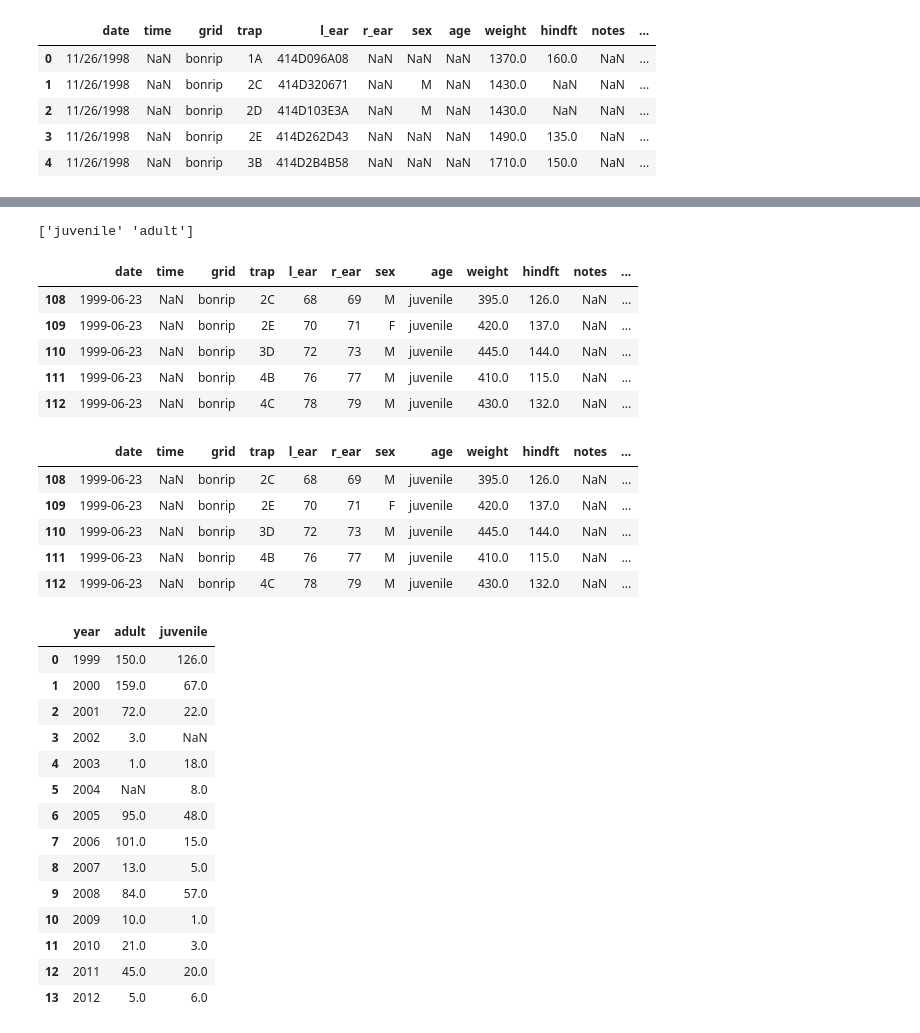
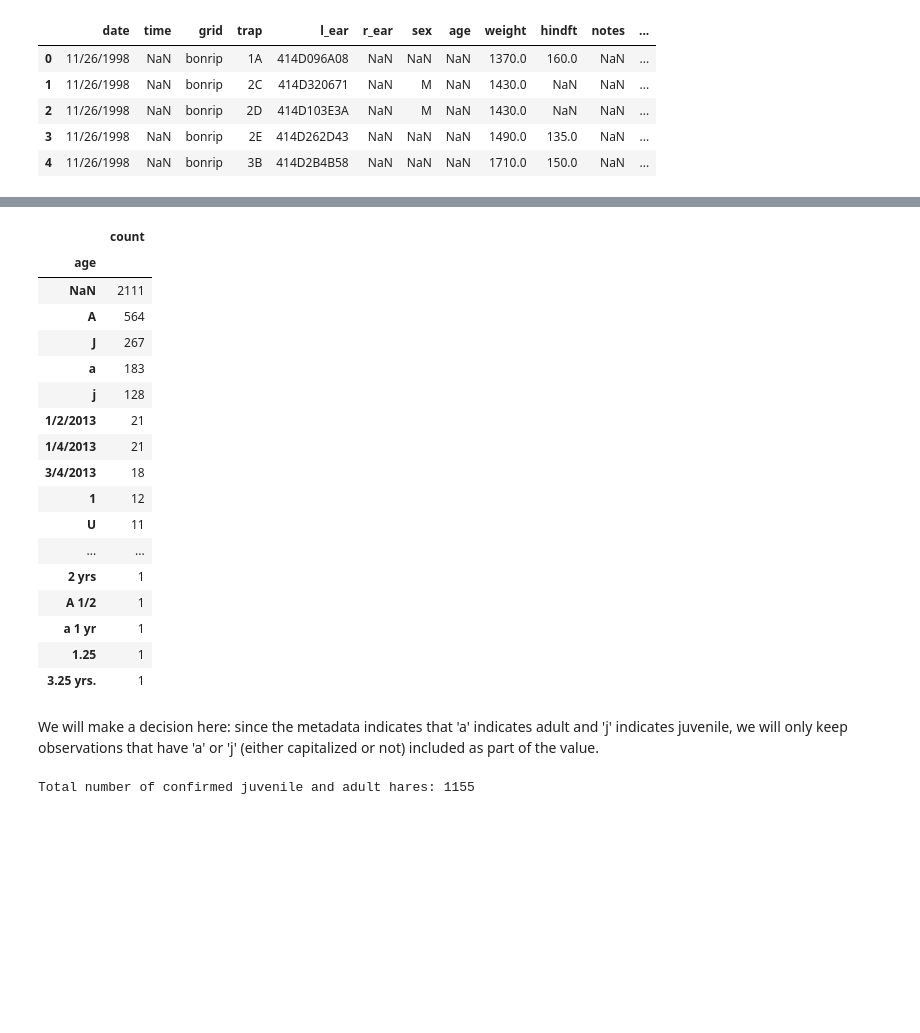
Before and after one commit to MEDS-eds-220/MEDS-eds-220-course, a Jupyter notebook: book/chapters/lesson-18-linear-regression/lesson-18-linear-regression.ipynb, the cells around one changed output, grey strips where cells are left out. Saved outputs shown, nothing was run; the diff lists cells and outputs as text; code cells hidden in the pictures; blank space fills up the shorter version.

```diff
--- a/book/chapters/lesson-18-linear-regression/lesson-18-linear-regression.ipynb
+++ b/book/chapters/lesson-18-linear-regression/lesson-18-linear-regression.ipynb
@@ -47,49 +67,34 @@ Name: count, dtype: int64
+# %%
+# Examine unique values and counts in age column
+pd.DataFrame(hares['age'].value_counts(dropna=False))
+# %% [output]
+|  | count |
+| age |  |
+| NaN | 2111 |
+| A | 564 |
+| J | 267 |
+| a | 183 |
+| j | 128 |
+| 1/2/2013 | 21 |
+| 1/4/2013 | 21 |
+| 3/4/2013 | 18 |
+| 1 | 12 |
+| U | 11 |
+| ... | ... |
+| 2 yrs | 1 |
+| A 1/2 | 1 |
+| a 1 yr | 1 |
+| 1.25 | 1 |
+| 3.25 yrs. | 1 |
+# %% [markdown]
+We will make a decision here: since the metadata indicates that 'a' indicates adult and 'j' indicates juvenile, we will only keep observations that have 'a' or 'j' (either capitalized or not) included as part of the value.
 # %%
+# Update age values to juvenile and adult for observations where 'a' and 'j' are included
 hares.loc[hares.age.str.contains('j', case=False, na=False), 'age'] = 'juvenile'
 hares.loc[hares.age.str.contains('a', case=False, na=False), 'age'] = 'adult'
 
-hares_ja = hares[hares.age.isin(['juvenile', 'adult'])].copy()
-print(hares_ja.age.unique())
-hares_ja.head()
+# Filter for confirmed observations of juveniel and adult hares
+hares_juv_adult = hares[hares.age.isin(['juvenile', 'adult'])].copy()
+print(f"Total number of confirmed juvenile and adult hares: {len(hares_juv_adult)}")
 # %% [output]
-['juvenile' 'adult']
+Total number of confirmed juvenile and adult hares: 1155
-|  | date | time | grid | trap | l_ear | r_ear | sex | age | weight | hindft | notes | ... |
-| 108 | 1999-06-23 | NaN | bonrip | 2C | 68 | 69 | M | juvenile | 395.0 | 126.0 | NaN | ... |
-| 109 | 1999-06-23 | NaN | bonrip | 2E | 70 | 71 | F | juvenile | 420.0 | 137.0 | NaN | ... |
-| 110 | 1999-06-23 | NaN | bonrip | 3D | 72 | 73 | M | juvenile | 445.0 | 144.0 | NaN | ... |
-| 111 | 1999-06-23 | NaN | bonrip | 4B | 76 | 77 | M | juvenile | 410.0 | 115.0 | NaN | ... |
-| 112 | 1999-06-23 | NaN | bonrip | 4C | 78 | 79 | M | juvenile | 430.0 | 132.0 | NaN | ... |
-# %%
-hares_ja['year'] = hares_ja.date.dt.year
-hares_ja.head()
-# %% [output]
-|  | date | time | grid | trap | l_ear | r_ear | sex | age | weight | hindft | notes | ... |
-| 108 | 1999-06-23 | NaN | bonrip | 2C | 68 | 69 | M | juvenile | 395.0 | 126.0 | NaN | ... |
-| 109 | 1999-06-23 | NaN | bonrip | 2E | 70 | 71 | F | juvenile | 420.0 | 137.0 | NaN | ... |
-| 110 | 1999-06-23 | NaN | bonrip | 3D | 72 | 73 | M | juvenile | 445.0 | 144.0 | NaN | ... |
-| 111 | 1999-06-23 | NaN | bonrip | 4B | 76 | 77 | M | juvenile | 410.0 | 115.0 | NaN | ... |
-| 112 | 1999-06-23 | NaN | bonrip | 4C | 78 | 79 | M | juvenile | 430.0 | 132.0 | NaN | ... |
-# %%
-hares_per_year = (hares_ja.groupby(['year','age']).size()
-                          .reset_index(name='counts')
-                          .pivot(index='year', columns='age', values='counts')
-                          .reset_index()
-                          )
-hares_per_year.columns.name=None
-hares_per_year
-# %% [output]
-|  | year | adult | juvenile |
-| 0 | 1999 | 150.0 | 126.0 |
-| 1 | 2000 | 159.0 | 67.0 |
-| 2 | 2001 | 72.0 | 22.0 |
-| 3 | 2002 | 3.0 | NaN |
-| 4 | 2003 | 1.0 | 18.0 |
-| 5 | 2004 | NaN | 8.0 |
-| 6 | 2005 | 95.0 | 48.0 |
-| 7 | 2006 | 101.0 | 15.0 |
-| 8 | 2007 | 13.0 | 5.0 |
-| 9 | 2008 | 84.0 | 57.0 |
-| 10 | 2009 | 10.0 | 1.0 |
-| 11 | 2010 | 21.0 | 3.0 |
-| 12 | 2011 | 45.0 | 20.0 |
-| 13 | 2012 | 5.0 | 6.0 |
```
Also changed, not shown: parts of 18 cells of this notebook.
